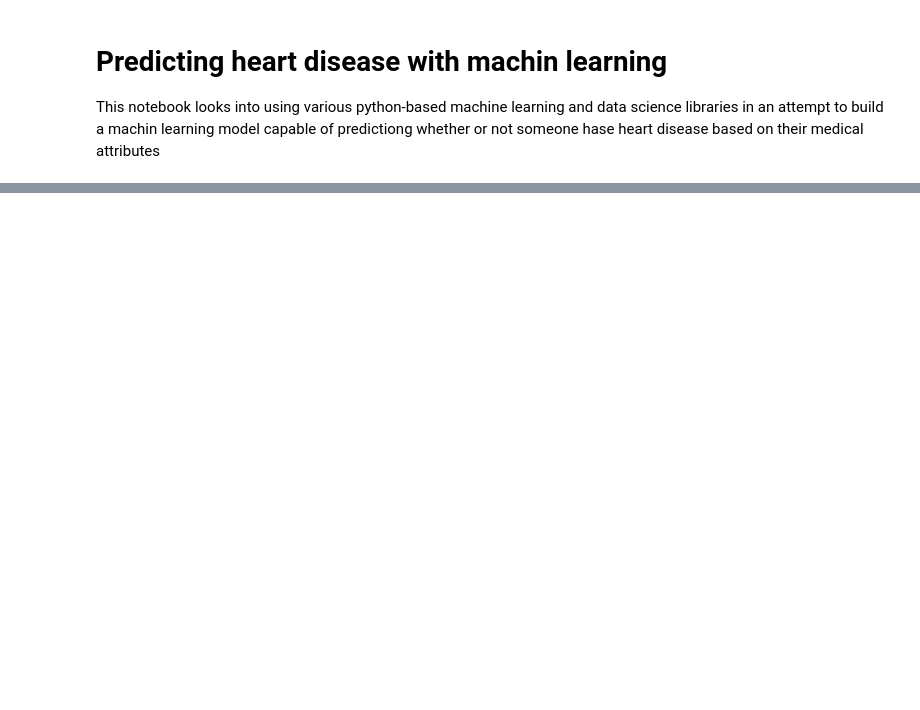
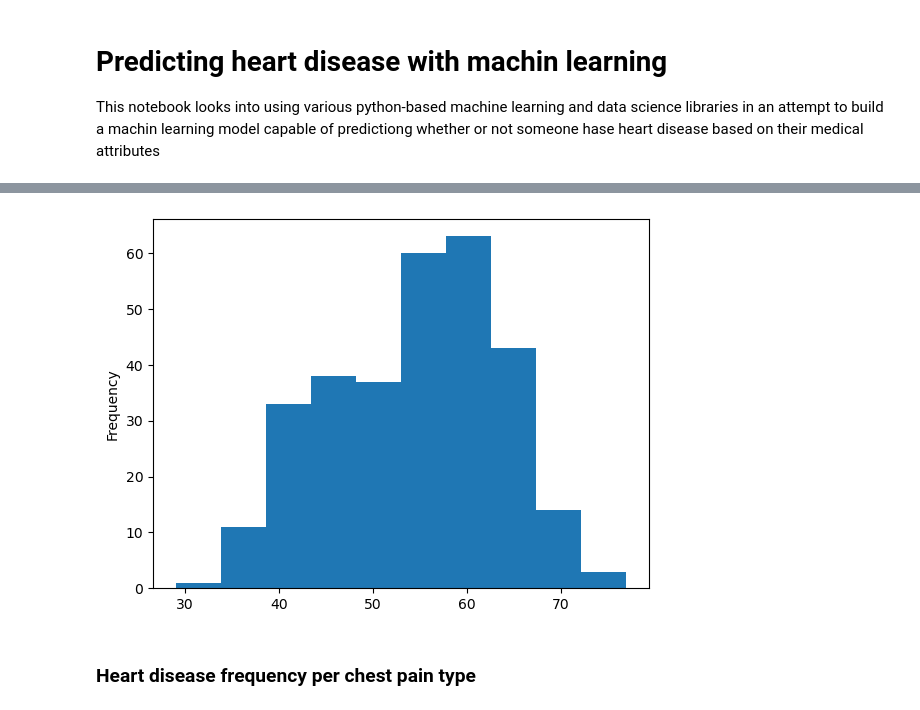
Before and after one commit to chialpp/Disease_estimator_Machine-Learning, a Jupyter notebook: Hospital_Project.ipynb, the cells around one changed output, grey strips where cells are left out. Drawn from its saved outputs; the diff is of its cells as text; code cells hidden in the pictures; blank space fills up the shorter version.

```diff
--- a/Hospital_Project.ipynb
+++ b/Hospital_Project.ipynb
@@ -24,0 +105,6 @@ from sklearn.metrics import RocCurveDisplay
+# %%
+df.age.plot.hist();
+# %% [output]
+[figure, added]
+# %% [markdown]
+### Heart disease frequency per chest pain type
```
Also changed, not shown: parts of 8 cells of this notebook, 1 other file.
